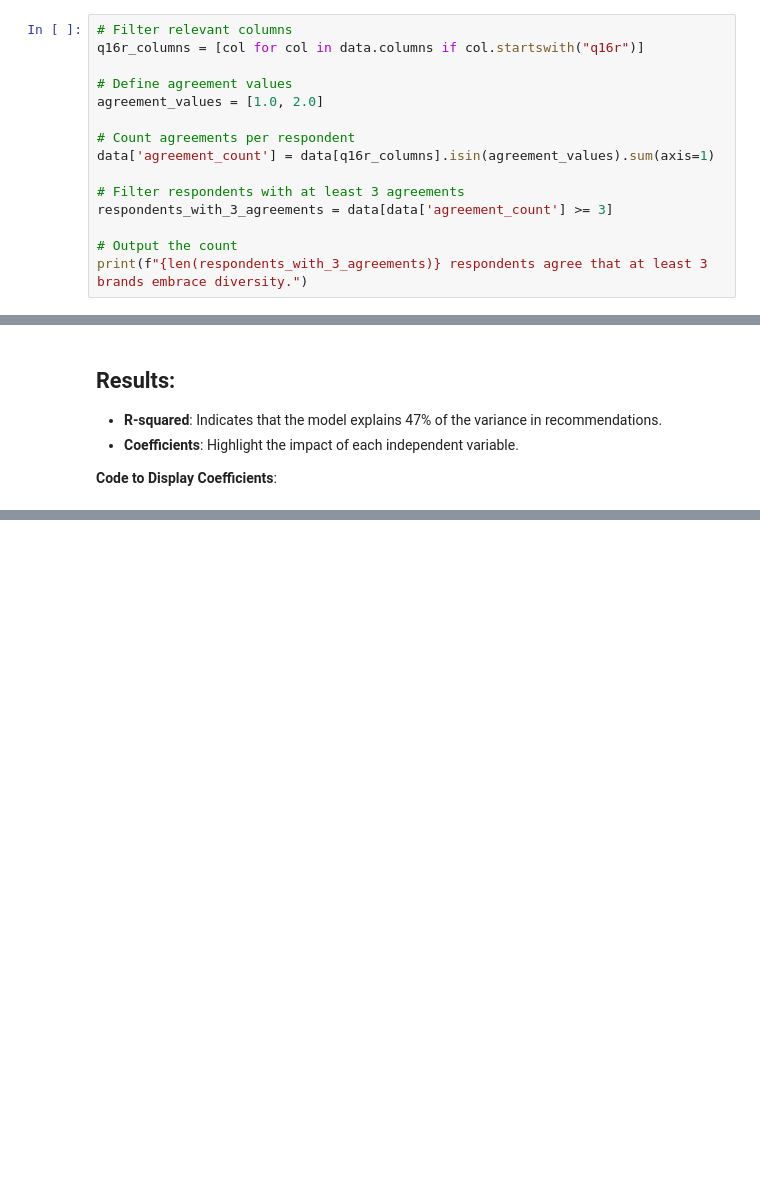
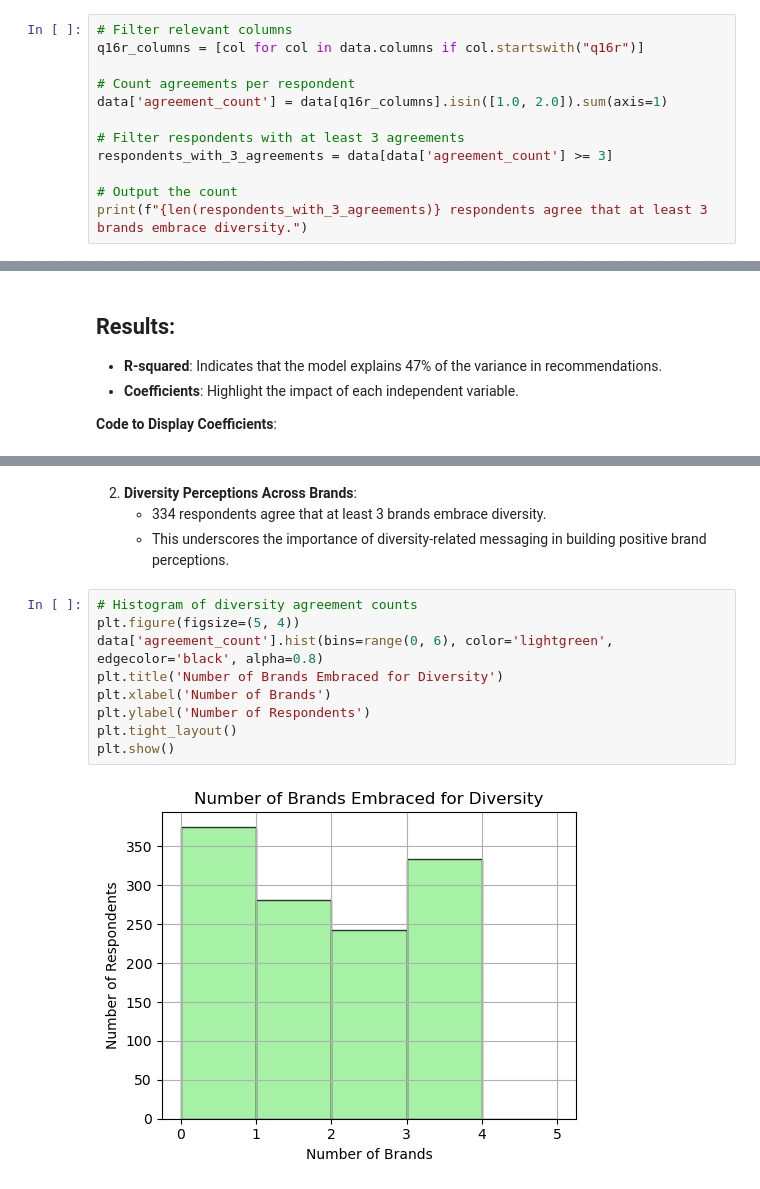
Before and after one commit to ShahinHussain/brand-recommendation-analysis, a Jupyter notebook: Yonder Technical Test Analysis - Shahin Hussain.ipynb, the cells around one changed output, grey strips where cells are left out. Saved outputs shown, nothing was run; the diff lists cells and outputs as text; blank space fills up the shorter version.

```diff
--- a/Yonder Technical Test Analysis - Shahin Hussain.ipynb
+++ b/Yonder Technical Test Analysis - Shahin Hussain.ipynb
@@ -121,11 +107,8 @@ print(f"{len(filtered_data)} respondents in the UK think Bobbi Brown offers good
 # Filter relevant columns
 q16r_columns = [col for col in data.columns if col.startswith("q16r")]
 
-# Define agreement values
-agreement_values = [1.0, 2.0]
-
 # Count agreements per respondent
-data['agreement_count'] = data[q16r_columns].isin(agreement_values).sum(axis=1)
+data['agreement_count'] = data[q16r_columns].isin([1.0, 2.0]).sum(axis=1)
 
 # Filter respondents with at least 3 agreements
 respondents_with_3_agreements = data[data['agreement_count'] >= 3]
@@ -273,0 +221,15 @@ These limitations highlight the importance of interpreting the results with caut
+# %% [markdown]
+2. **Diversity Perceptions Across Brands**:
+   - 334 respondents agree that at least 3 brands embrace diversity.
+   - This underscores the importance of diversity-related messaging in building positive brand perceptions.
+# %%
+# Histogram of diversity agreement counts
+plt.figure(figsize=(5, 4))
+data['agreement_count'].hist(bins=range(0, 6), color='lightgreen', edgecolor='black', alpha=0.8)
+plt.title('Number of Brands Embraced for Diversity')
+plt.xlabel('Number of Brands')
+plt.ylabel('Number of Respondents')
+plt.tight_layout()
+plt.show()
+# %% [output]
+[figure, added]
```
Also changed, not shown: parts of 14 cells of this notebook, 1 other file.
